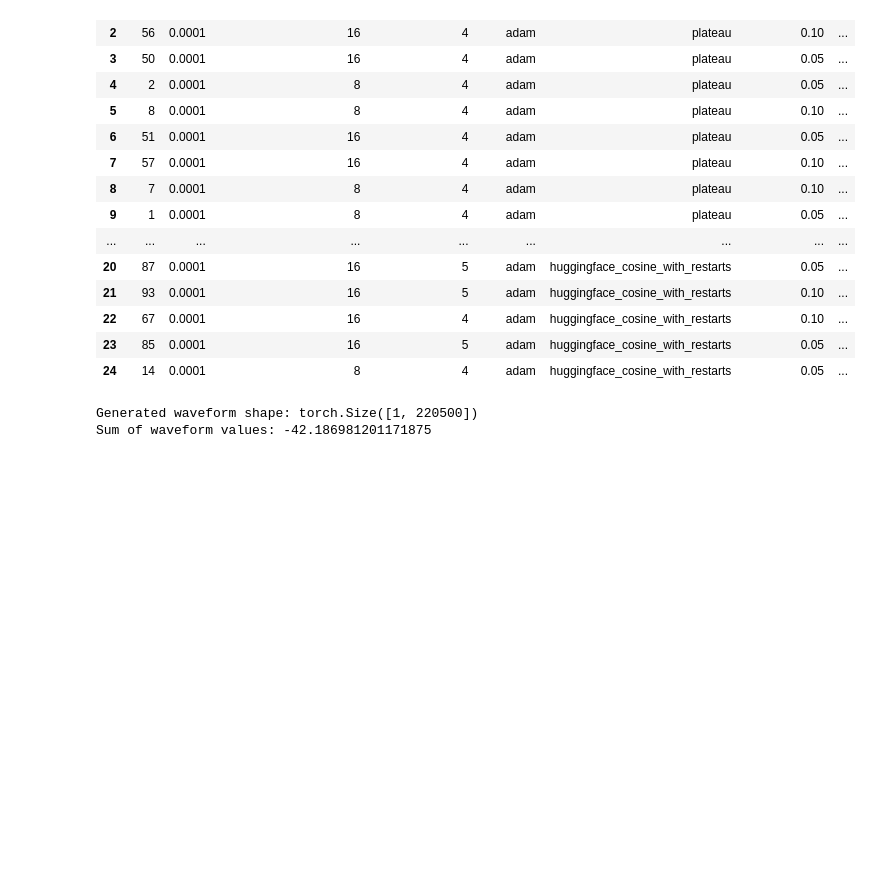
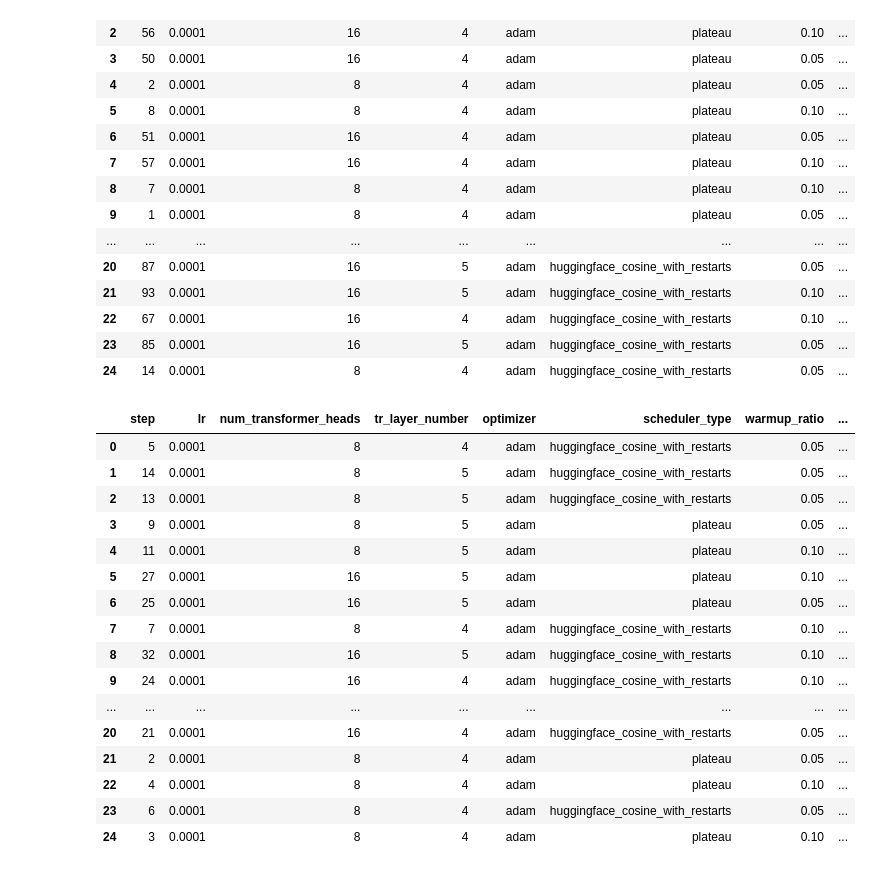
Before and after one commit to LEYA-HSE/BiBiER, a Jupyter notebook: analysis.ipynb, the cells around one changed output. Drawn from its saved outputs; the diff is of its cells as text; code cells hidden in the pictures; blank space fills up the shorter version.

Commit message:
generate update

```diff
--- a/analysis.ipynb
+++ b/analysis.ipynb
@@ -357,6 +335,26 @@ wf = tts.generate_and_save_audio(
-# %%
-print(f"Generated waveform shape: {wf.shape}")
-print(f"Sum of waveform values: {wf.sum().item()}")
-# %% [output]
-Generated waveform shape: torch.Size([1, 220500])
-Sum of waveform values: -42.186981201171875
+# %%
+df = parse_smart_log("C:/Users/Alexandr/Desktop/sampling/bi/10.txt",25)
+
+from IPython.display import display
+pd.set_option("display.max_columns", None)
+pd.set_option("display.width", 160)
+
+display(df.head(25))
+# %% [output]
+|  | step | lr | num_transformer_heads | tr_layer_number | optimizer | scheduler_type | warmup_ratio | ... |
+| 0 | 5 | 0.0001 | 8 | 4 | adam | huggingface_cosine_with_restarts | 0.05 | ... |
+| 1 | 14 | 0.0001 | 8 | 5 | adam | huggingface_cosine_with_restarts | 0.05 | ... |
+| 2 | 13 | 0.0001 | 8 | 5 | adam | huggingface_cosine_with_restarts | 0.05 | ... |
+| 3 | 9 | 0.0001 | 8 | 5 | adam | plateau | 0.05 | ... |
+| 4 | 11 | 0.0001 | 8 | 5 | adam | plateau | 0.10 | ... |
+| 5 | 27 | 0.0001 | 16 | 5 | adam | plateau | 0.10 | ... |
+| 6 | 25 | 0.0001 | 16 | 5 | adam | plateau | 0.05 | ... |
+| 7 | 7 | 0.0001 | 8 | 4 | adam | huggingface_cosine_with_restarts | 0.10 | ... |
+| 8 | 32 | 0.0001 | 16 | 5 | adam | huggingface_cosine_with_restarts | 0.10 | ... |
+| 9 | 24 | 0.0001 | 16 | 4 | adam | huggingface_cosine_with_restarts | 0.10 | ... |
+| ... | ... | ... | ... | ... | ... | ... | ... | ... |
+| 20 | 21 | 0.0001 | 16 | 4 | adam | huggingface_cosine_with_restarts | 0.05 | ... |
+| 21 | 2 | 0.0001 | 8 | 4 | adam | plateau | 0.05 | ... |
+| 22 | 4 | 0.0001 | 8 | 4 | adam | plateau | 0.10 | ... |
+| 23 | 6 | 0.0001 | 8 | 4 | adam | huggingface_cosine_with_restarts | 0.05 | ... |
+| 24 | 3 | 0.0001 | 8 | 4 | adam | plateau | 0.10 | ... |
```
Also changed, not shown: parts of 8 cells of this notebook, 12 other files.
